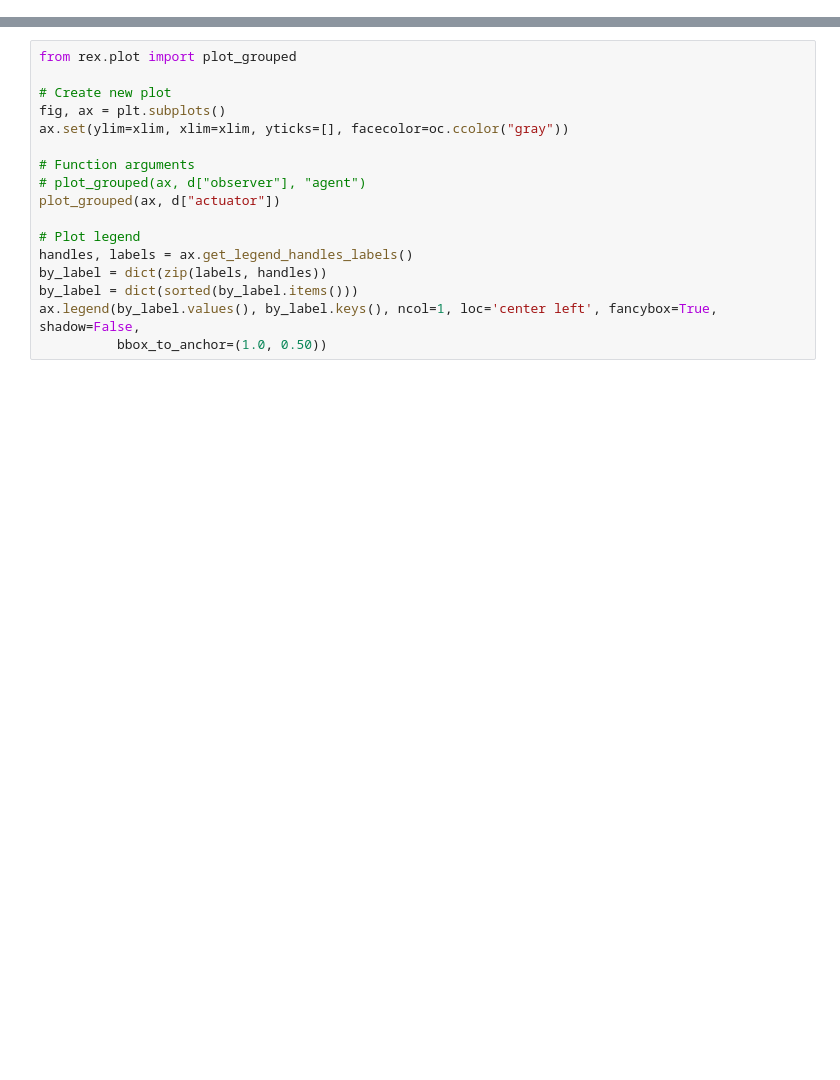
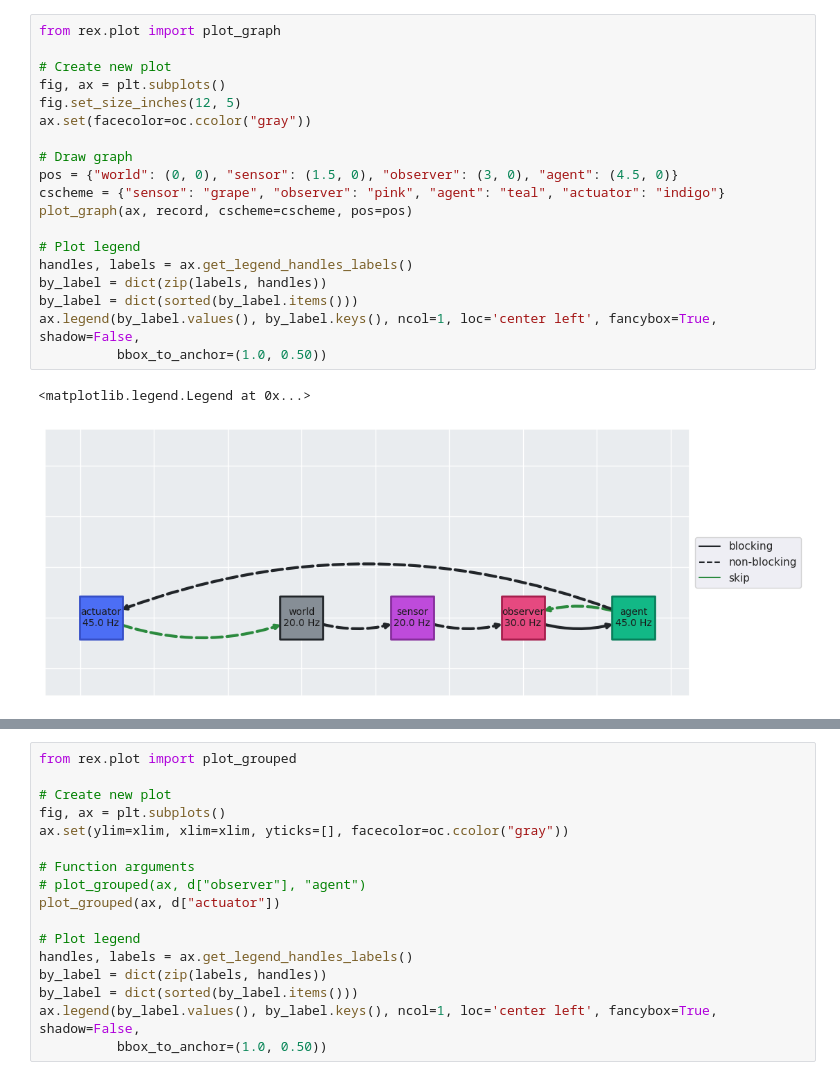
Before and after one commit to bheijden/rex, a Jupyter notebook: notebooks/protocol.ipynb, the cells around one changed output, grey strips where cells are left out. Cells and saved outputs as stored; diff of their text form; blank space fills up the shorter version.

Commit message:
visualize graph, refactor scripts

```diff
--- a/notebooks/protocol.ipynb
+++ b/notebooks/protocol.ipynb
@@ -99,2 +100,24 @@ agent_steps=500 | node_steps=[0, 0, 0, 0, 0] | t= 1.0543 sec | fps= 474.2694
+# %%
+from rex.plot import plot_graph
+
+# Create new plot
+fig, ax = plt.subplots()
+fig.set_size_inches(12, 5)
+ax.set(facecolor=oc.ccolor("gray"))
+
+# Draw graph
+pos = {"world": (0, 0), "sensor": (1.5, 0), "observer": (3, 0), "agent": (4.5, 0)}
+cscheme = {"sensor": "grape", "observer": "pink", "agent": "teal", "actuator": "indigo"}
+plot_graph(ax, record, cscheme=cscheme, pos=pos)
+
+# Plot legend
+handles, labels = ax.get_legend_handles_labels()
+by_label = dict(zip(labels, handles))
+by_label = dict(sorted(by_label.items()))
+ax.legend(by_label.values(), by_label.keys(), ncol=1, loc='center left', fancybox=True, shadow=False,
+          bbox_to_anchor=(1.0, 0.50))
+# %% [output]
+<matplotlib.legend.Legend at 0x...>
+[figure, added]
 # %%
 from rex.plot import plot_input_thread, plot_event_thread
```
Also changed, not shown: parts of 6 cells of this notebook, 8 other files.
